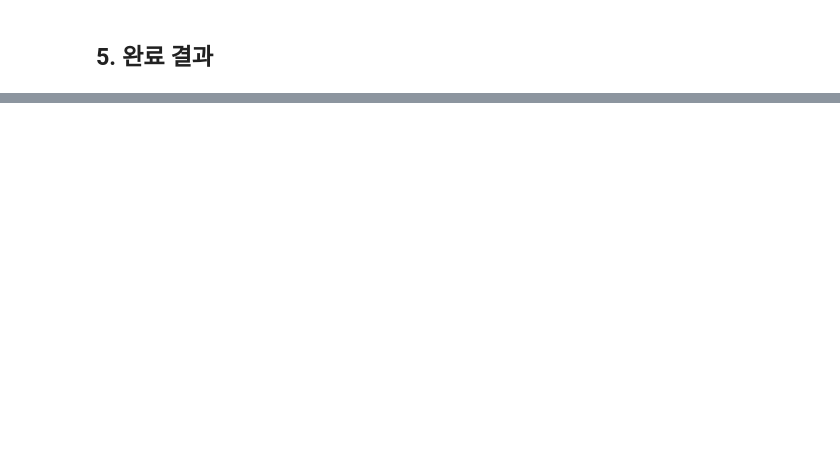
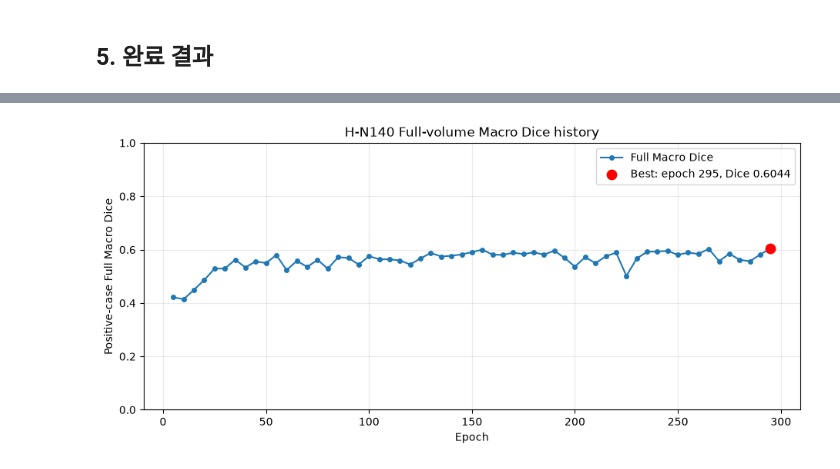
Before and after one commit to brainCDSS/model, a Jupyter notebook: notebooks/hy/notebooks/26_nnunet_H-N140_DiceCE_noSmooth.ipynb, the cells around one changed output, grey strips where cells are left out. Cells and saved outputs as stored; diff of their text form; code cells hidden in the pictures; blank space fills up the shorter version.

```diff
--- a/notebooks/hy/notebooks/26_nnunet_H-N140_DiceCE_noSmooth.ipynb
+++ b/notebooks/hy/notebooks/26_nnunet_H-N140_DiceCE_noSmooth.ipynb
@@ -126,0 +249,37 @@ for name in ["checkpoint_best_composite.pth","checkpoint_final.pth","validation/
+# %%
+# Full Macro Dice 학습 추이
+if history:
+    import matplotlib.pyplot as plt
+
+    plot_df = macro_history_df.sort_values("epoch")
+    best_row = plot_df.loc[plot_df["macro_dice_positive"].idxmax()]
+
+    fig, ax = plt.subplots(figsize=(11, 4.5))
+    ax.plot(
+        plot_df["epoch"],
+        plot_df["macro_dice_positive"],
+        marker="o",
+        markersize=4,
+        linewidth=1.5,
+        label="Full Macro Dice",
+    )
+    ax.scatter(
+        [best_row["epoch"]],
+        [best_row["macro_dice_positive"]],
+        color="red",
+        s=80,
+        zorder=3,
+        label=(
+            f"Best: epoch {int(best_row['epoch'])}, "
+            f"Dice {best_row['macro_dice_positive']:.4f}"
+        ),
+    )
+    ax.set_xlabel("Epoch")
+    ax.set_ylabel("Positive-case Full Macro Dice")
+    ax.set_ylim(0, 1)
+    ax.set_title("H-N140 Full-volume Macro Dice history")
+    ax.grid(alpha=0.25)
+    ax.legend()
+    plt.show()
+# %% [output]
+[figure, added]
```
Also changed, not shown: parts of 8 cells of this notebook, 7 other files.
